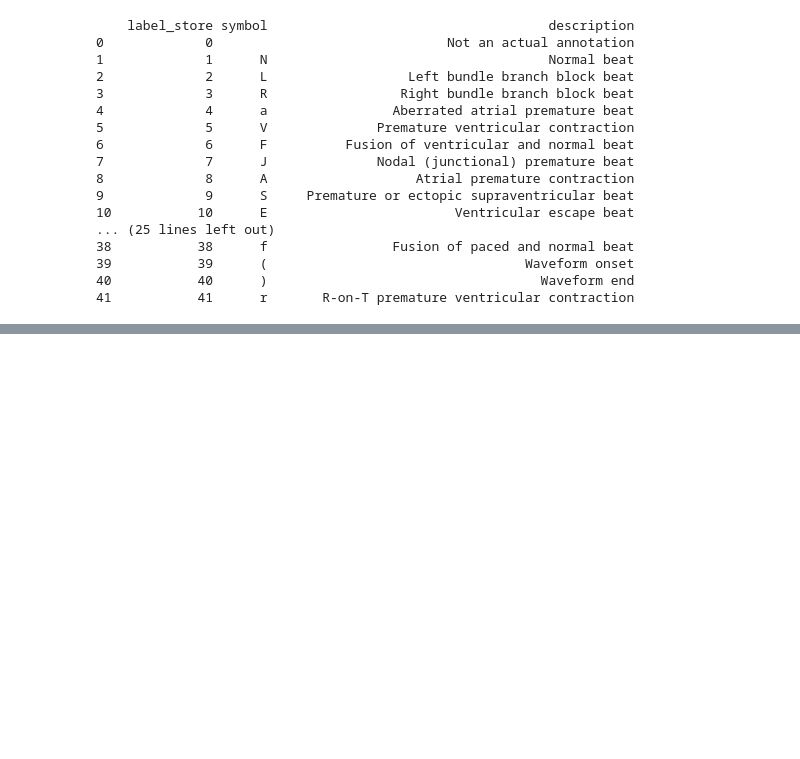
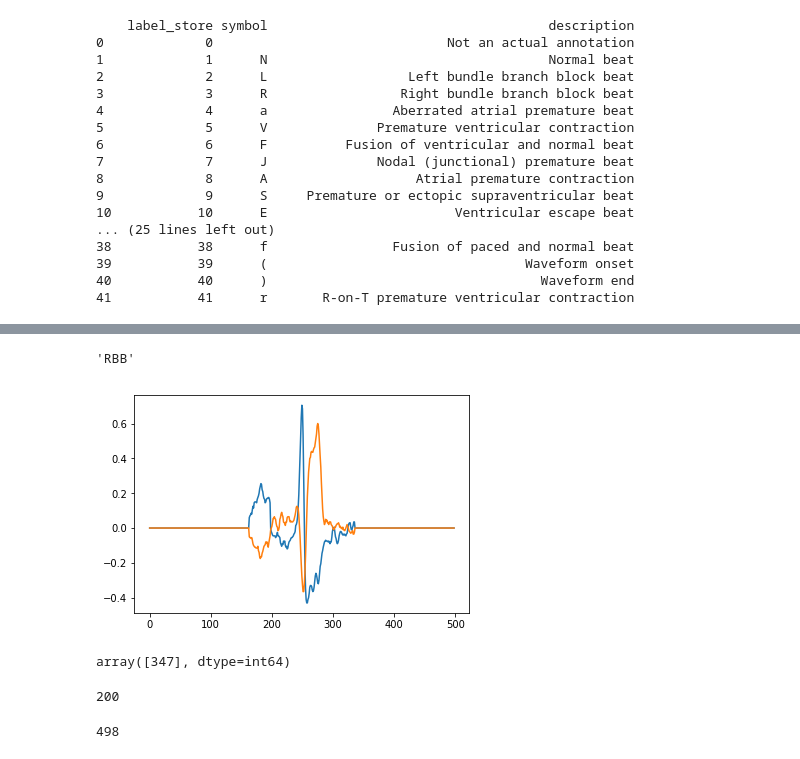
Before and after one commit to AlexandrePerdereau/pfeECG, a Jupyter notebook: PFE.ipynb, the cells around one changed output, grey strips where cells are left out. Saved outputs shown, nothing was run; the diff lists cells and outputs as text; code cells hidden in the pictures; blank space fills up the shorter version.

```diff
--- a/PFE.ipynb
+++ b/PFE.ipynb
@@ -237,0 +224,16 @@ sample = DS[0]
+# %%
+sample = DS[90021]
+plt.plot(sample['Signals'][0])
+plt.plot(sample['Signals'][1])
+sample['Label']
+# %% [output]
+'RBB'
+[figure, added]
+# %%
+i, = np.where(np.abs(sample['Signals'][0]) == np.max(np.abs(sample['Signals'][0])))
+#i = list(sample['Signals'][0]).index(np.max(np.abs(sample['Signals'][0]))) # i will return index of 2, which is 1
+i
+#np.max(np.abs(sample['Signals'][0]))
+#indice = sample['Signals'][0].index(np.max(np.abs(sample['Signals'][0])))
+# %% [output]
+array([347], dtype=int64)
@@ -238 +250,10 @@ sample = DS[0]
+# %%
+tailleMax
+# %% [output]
+200
+# %%
+sample = DS[28068]
+len(sample['Signals'][0])
+# %% [output]
+498
 # %%
```
Also changed, not shown: parts of 24 cells of this notebook, 2 other files.
